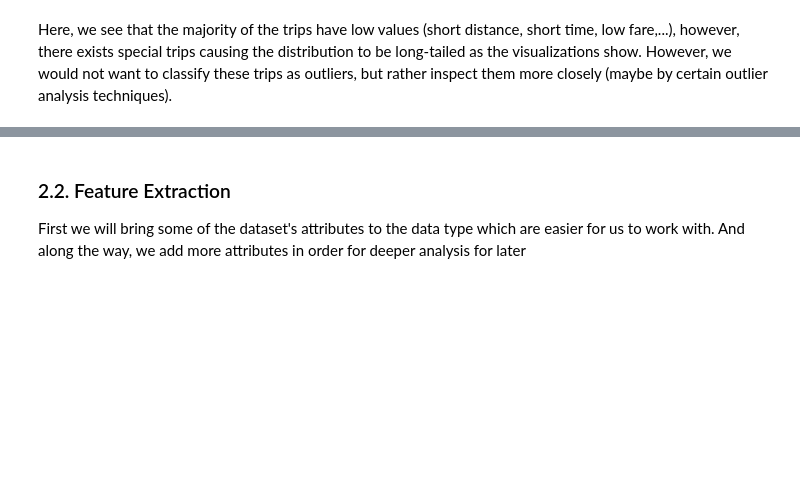
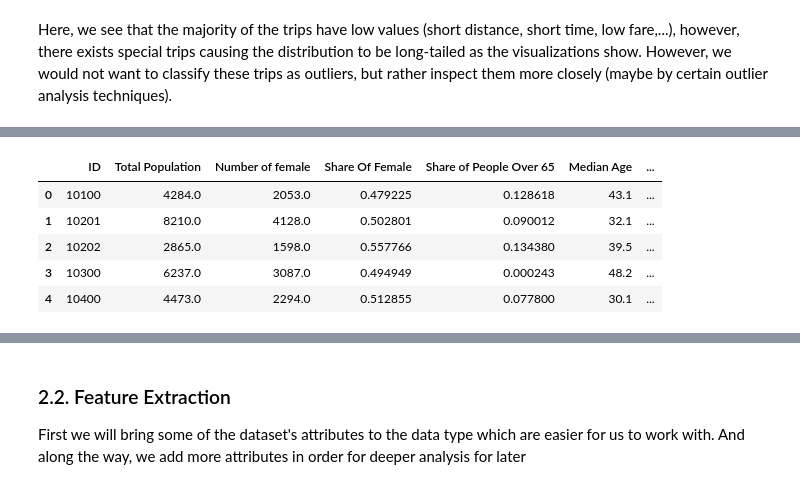
Before and after one commit to Taiducphan1234/Ride-Hailing-Data-Analysis-and-Tipping-Prediction, a Jupyter notebook: Ride-Hailing Data Analysis - Data Preparation and Preprocessing.ipynb, the cells around one changed output, grey strips where cells are left out. Saved outputs shown, nothing was run; the diff lists cells and outputs as text; code cells hidden in the pictures; blank space fills up the shorter version.

```diff
--- a/Ride-Hailing Data Analysis - Data Preparation and Preprocessing.ipynb
+++ b/Ride-Hailing Data Analysis - Data Preparation and Preprocessing.ipynb
@@ -323,0 +354,4 @@ Here, we see that the majority of the trips have low values (short distance, sho
+# %%
+census_tracts['Household'] = census_tracts['Household'].str.replace(',','.').astype(float)
+census_tracts['Household'] = census_tracts['Household']*1000
+census_tracts.info()
@@ -323,0 +382,21 @@ Here, we see that the majority of the trips have low values (short distance, sho
+# %%
+#Reduce the ID down to only the code:
+def simplify_ID(ID):
+    result = ID[13:-23]
+    #If result is of length 3 (like 101 without .xx afterwards), add 00 to match up with the format of the rides dataset
+    if len(result) == 3:
+        result = result + '00'
+    else:
+        #Remove the '.' separator
+        result = result.replace('.','')
+    return result
+
+census_tracts['ID'] = census_tracts['ID'].apply(simplify_ID)
+census_tracts.head()
+# %% [output]
+|  | ID | Total Population | Number of female | Share Of Female | Share of People Over 65 | Median Age | ... |
+| 0 | 10100 | 4284.0 | 2053.0 | 0.479225 | 0.128618 | 43.1 | ... |
+| 1 | 10201 | 8210.0 | 4128.0 | 0.502801 | 0.090012 | 32.1 | ... |
+| 2 | 10202 | 2865.0 | 1598.0 | 0.557766 | 0.134380 | 39.5 | ... |
+| 3 | 10300 | 6237.0 | 3087.0 | 0.494949 | 0.000243 | 48.2 | ... |
+| 4 | 10400 | 4473.0 | 2294.0 | 0.512855 | 0.077800 | 30.1 | ... |
```
Also changed, not shown: parts of 15 cells of this notebook.
